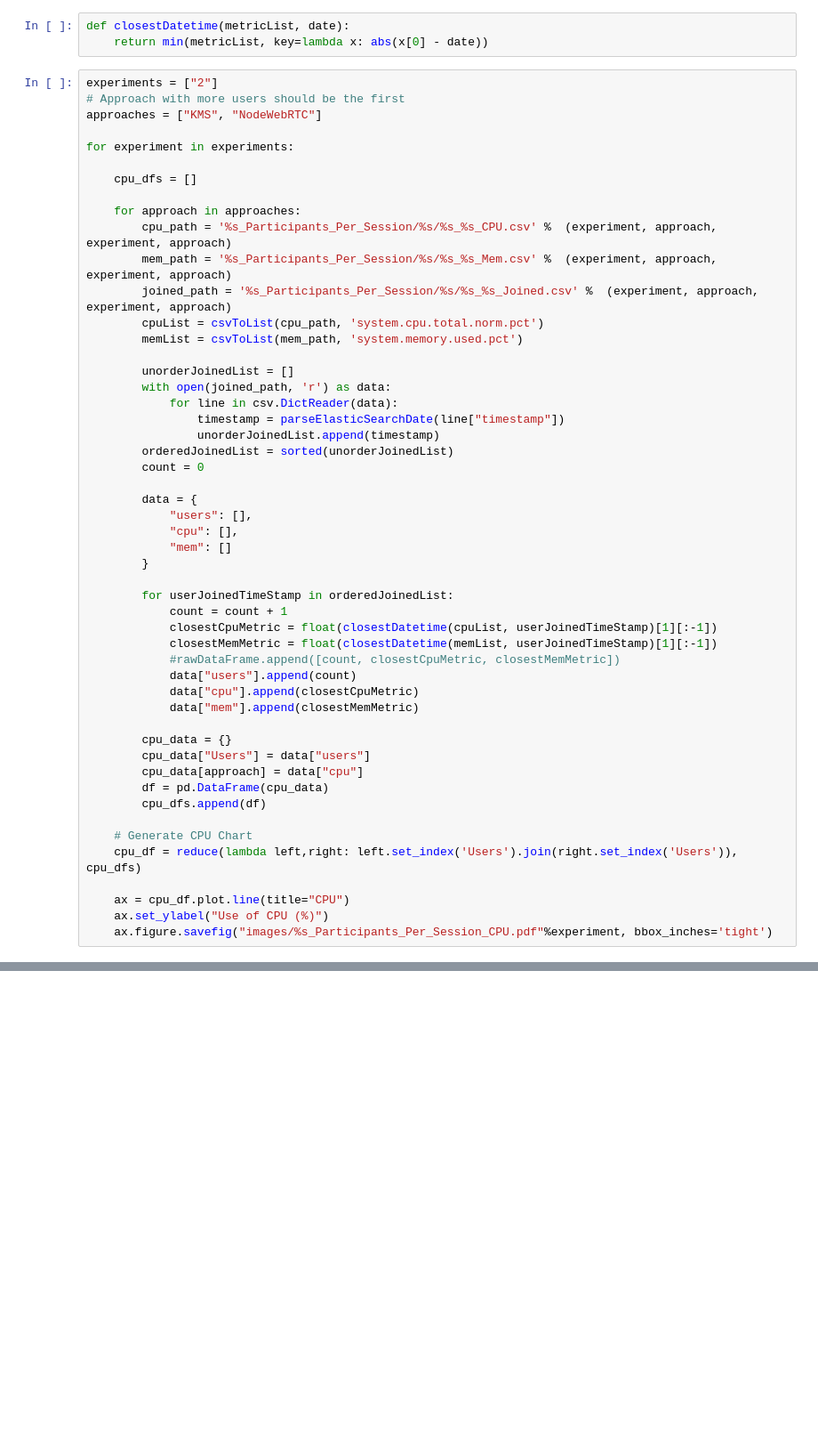
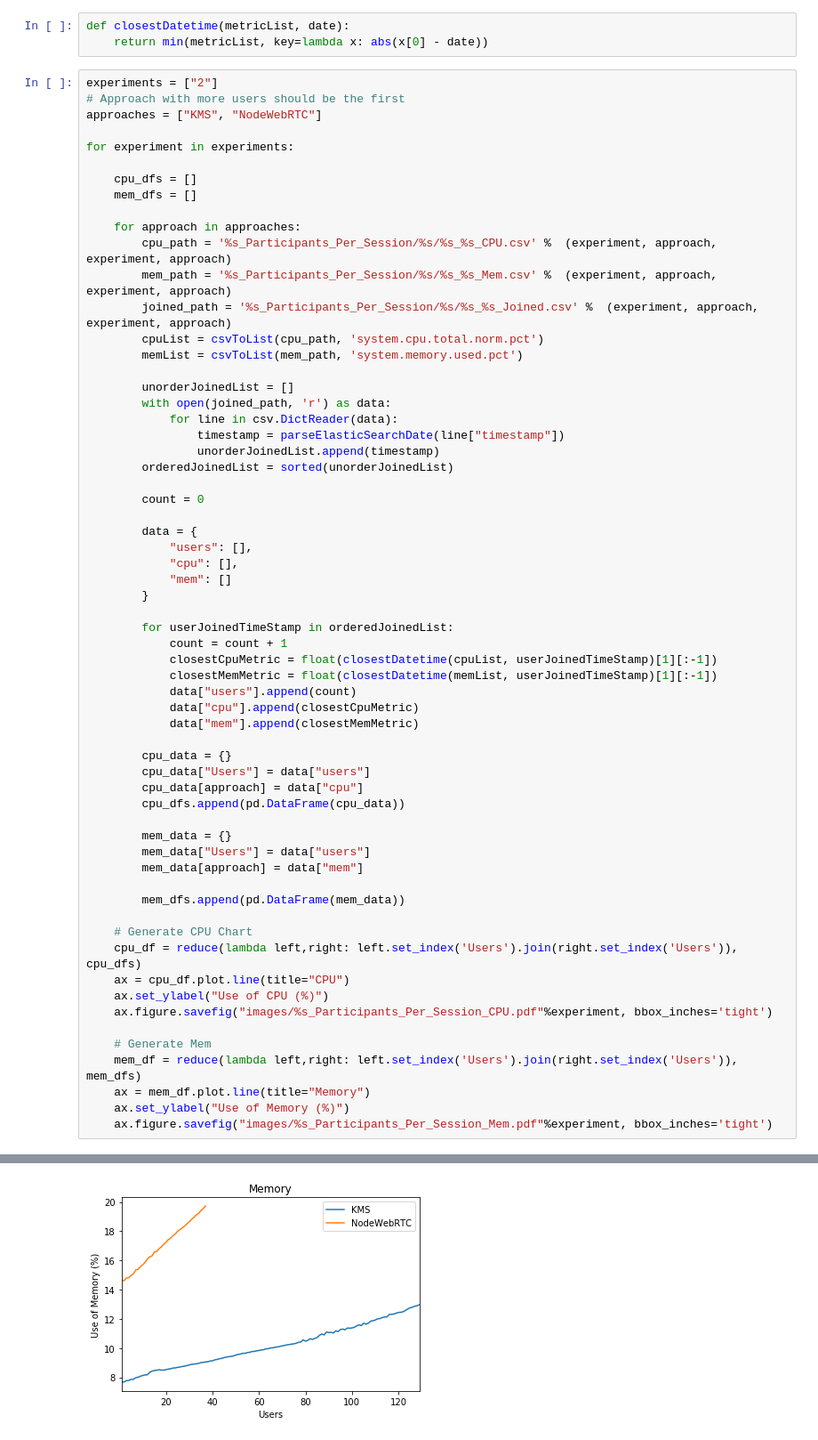
Before and after one commit to Maes95/ChartGenerator_WebRTC, a Jupyter notebook: ChartGenerator.ipynb, the cells around one changed output, grey strips where cells are left out. Shown at 89% size. Saved outputs shown, nothing was run; the diff lists cells and outputs as text; blank space fills up the shorter version.

Commit message:
Finish Mem Chart Generator

```diff
--- a/ChartGenerator.ipynb
+++ b/ChartGenerator.ipynb
@@ -26,6 +26,7 @@ approaches = ["KMS", "NodeWebRTC"]
 for experiment in experiments:
 
     cpu_dfs = []
+    mem_dfs = []
 
     for approach in approaches:
         cpu_path = '%s_Participants_Per_Session/%s/%s_%s_CPU.csv' %  (experiment, approach, experiment, approach)
@@ -40,34 +41,45 @@ for experiment in experiments:
                 timestamp = parseElasticSearchDate(line["timestamp"])
                 unorderJoinedList.append(timestamp)
         orderedJoinedList = sorted(unorderJoinedList)
+
         count = 0
 
         data = {
             "users": [],
             "cpu": [],
             "mem": []
         }
 
         for userJoinedTimeStamp in orderedJoinedList:
             count = count + 1
             closestCpuMetric = float(closestDatetime(cpuList, userJoinedTimeStamp)[1][:-1])
             closestMemMetric = float(closestDatetime(memList, userJoinedTimeStamp)[1][:-1])
-            #rawDataFrame.append([count, closestCpuMetric, closestMemMetric])
             data["users"].append(count)
             data["cpu"].append(closestCpuMetric)
             data["mem"].append(closestMemMetric)
 
         cpu_data = {}
         cpu_data["Users"] = data["users"]
         cpu_data[approach] = data["cpu"]
-        df = pd.DataFrame(cpu_data)
-        cpu_dfs.append(df)
+        cpu_dfs.append(pd.DataFrame(cpu_data))
+
+        mem_data = {}
+        mem_data["Users"] = data["users"]
+        mem_data[approach] = data["mem"]
+
+        mem_dfs.append(pd.DataFrame(mem_data))
 
     # Generate CPU Chart
     cpu_df = reduce(lambda left,right: left.set_index('Users').join(right.set_index('Users')), cpu_dfs)
-
     ax = cpu_df.plot.line(title="CPU")
     ax.set_ylabel("Use of CPU (%)")
     ax.figure.savefig("images/%s_Participants_Per_Session_CPU.pdf"%experiment, bbox_inches='tight')
+
+    # Generate Mem
+    mem_df = reduce(lambda left,right: left.set_index('Users').join(right.set_index('Users')), mem_dfs)
+    ax = mem_df.plot.line(title="Memory")
+    ax.set_ylabel("Use of Memory (%)")
+    ax.figure.savefig("images/%s_Participants_Per_Session_Mem.pdf"%experiment, bbox_inches='tight')
 # %% [output]
 [figure]
+[figure, added]
```
Also changed, not shown: parts of 1 cell of this notebook, 2 other files.
